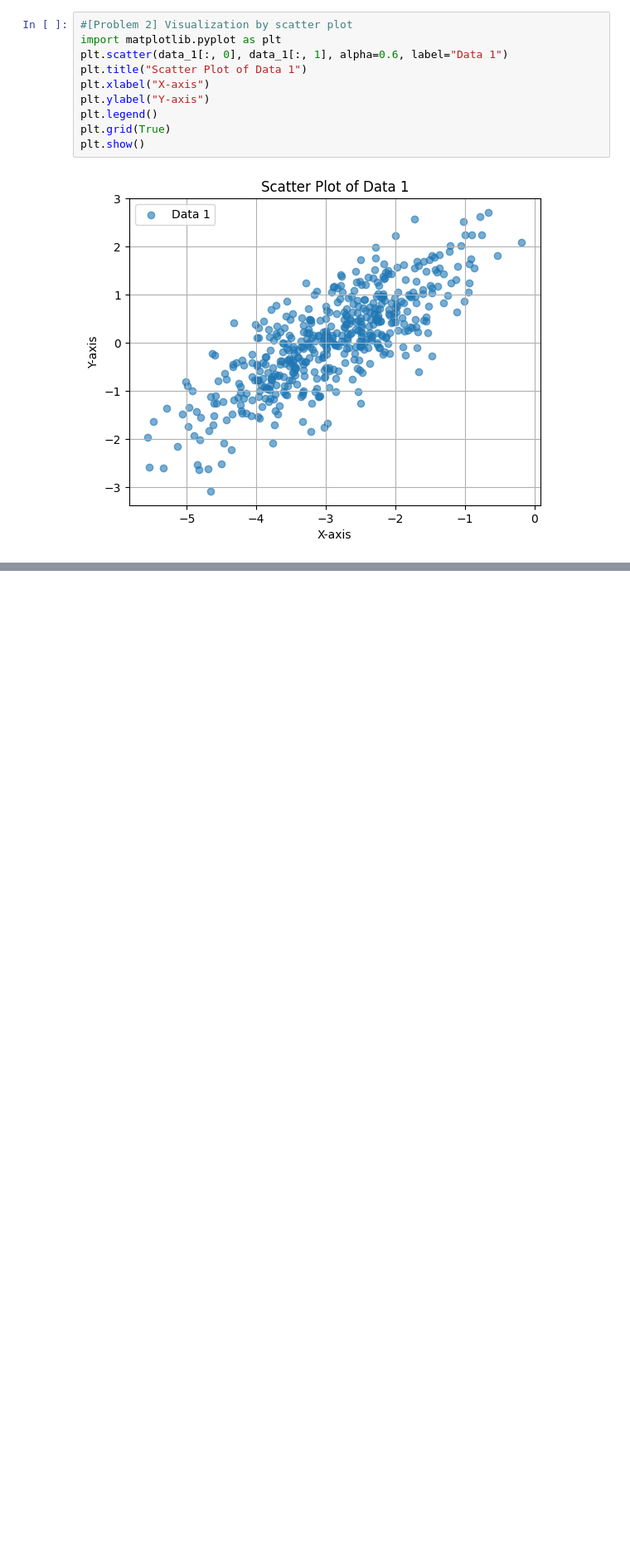
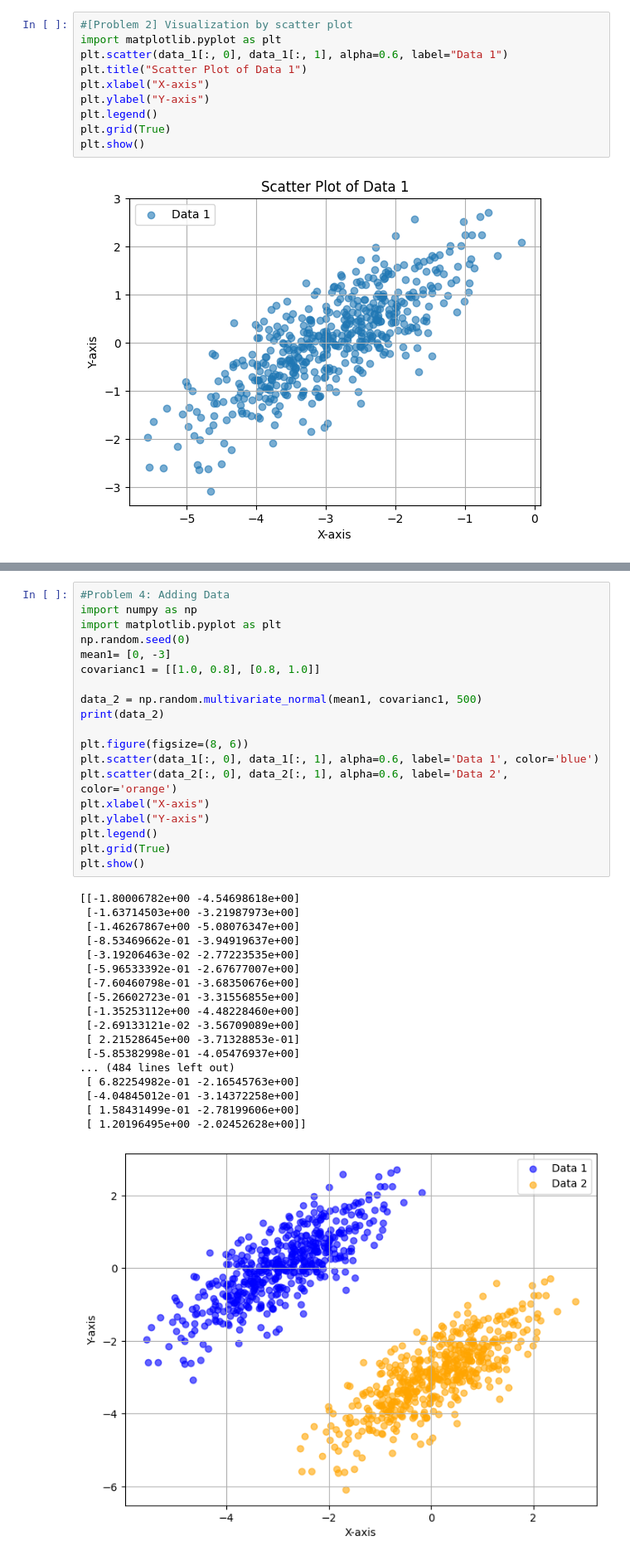
Before and after one commit to Cindy-eng/AI-Data-Engineer--Assignments, a Jupyter notebook: 7_Creating_dummy_data.ipynb, the cells around one changed output, grey strips where cells are left out. Shown at 83% size. Cells and saved outputs as stored; diff of their text form; blank space fills up the shorter version.

```diff
--- a/7_Creating_dummy_data.ipynb
+++ b/7_Creating_dummy_data.ipynb
@@ -43,0 +68,38 @@ plt.show()
+# %%
+#Problem 4: Adding Data
+import numpy as np
+import matplotlib.pyplot as plt
+np.random.seed(0)
+mean1= [0, -3]
+covarianc1 = [[1.0, 0.8], [0.8, 1.0]]
+
+data_2 = np.random.multivariate_normal(mean1, covarianc1, 500)
+print(data_2)
+
+plt.figure(figsize=(8, 6))
+plt.scatter(data_1[:, 0], data_1[:, 1], alpha=0.6, label='Data 1', color='blue')
+plt.scatter(data_2[:, 0], data_2[:, 1], alpha=0.6, label='Data 2', color='orange')
+plt.xlabel("X-axis")
+plt.ylabel("Y-axis")
+plt.legend()
+plt.grid(True)
+plt.show()
+# %% [output]
+[[-1.80006782e+00 -4.54698618e+00]
+ [-1.63714503e+00 -3.21987973e+00]
+ [-1.46267867e+00 -5.08076347e+00]
+ [-8.53469662e-01 -3.94919637e+00]
+ [-3.19206463e-02 -2.77223535e+00]
+ [-5.96533392e-01 -2.67677007e+00]
+ [-7.60460798e-01 -3.68350676e+00]
+ [-5.26602723e-01 -3.31556855e+00]
+ [-1.35253112e+00 -4.48228460e+00]
+ [-2.69133121e-02 -3.56709089e+00]
+ [ 2.21528645e+00 -3.71328853e-01]
+ [-5.85382998e-01 -4.05476937e+00]
+... (484 lines left out)
+ [ 6.82254982e-01 -2.16545763e+00]
+ [-4.04845012e-01 -3.14372258e+00]
+ [ 1.58431499e-01 -2.78199606e+00]
+ [ 1.20196495e+00 -2.02452628e+00]]
+[figure, added]
```
Also changed, not shown: parts of 3 cells of this notebook.
